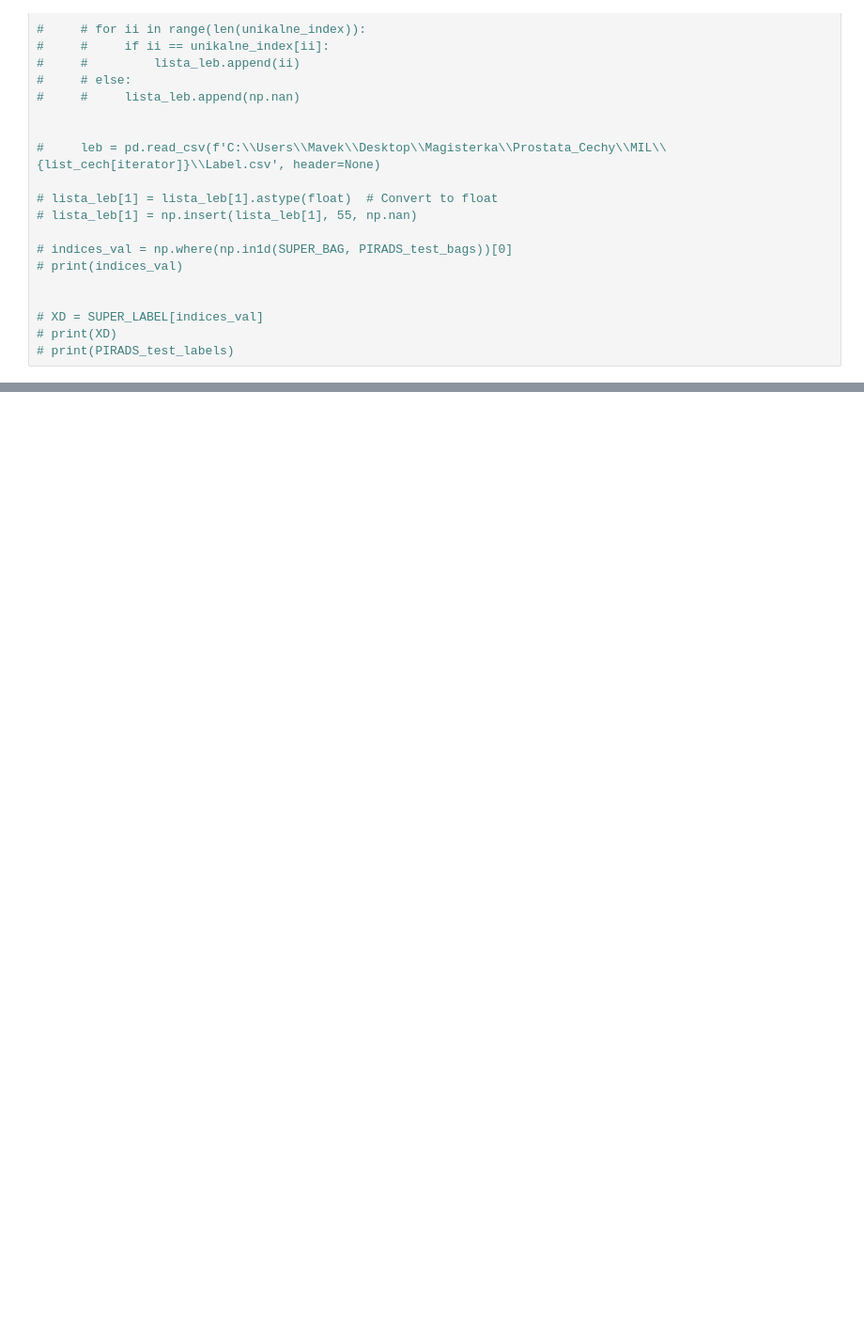
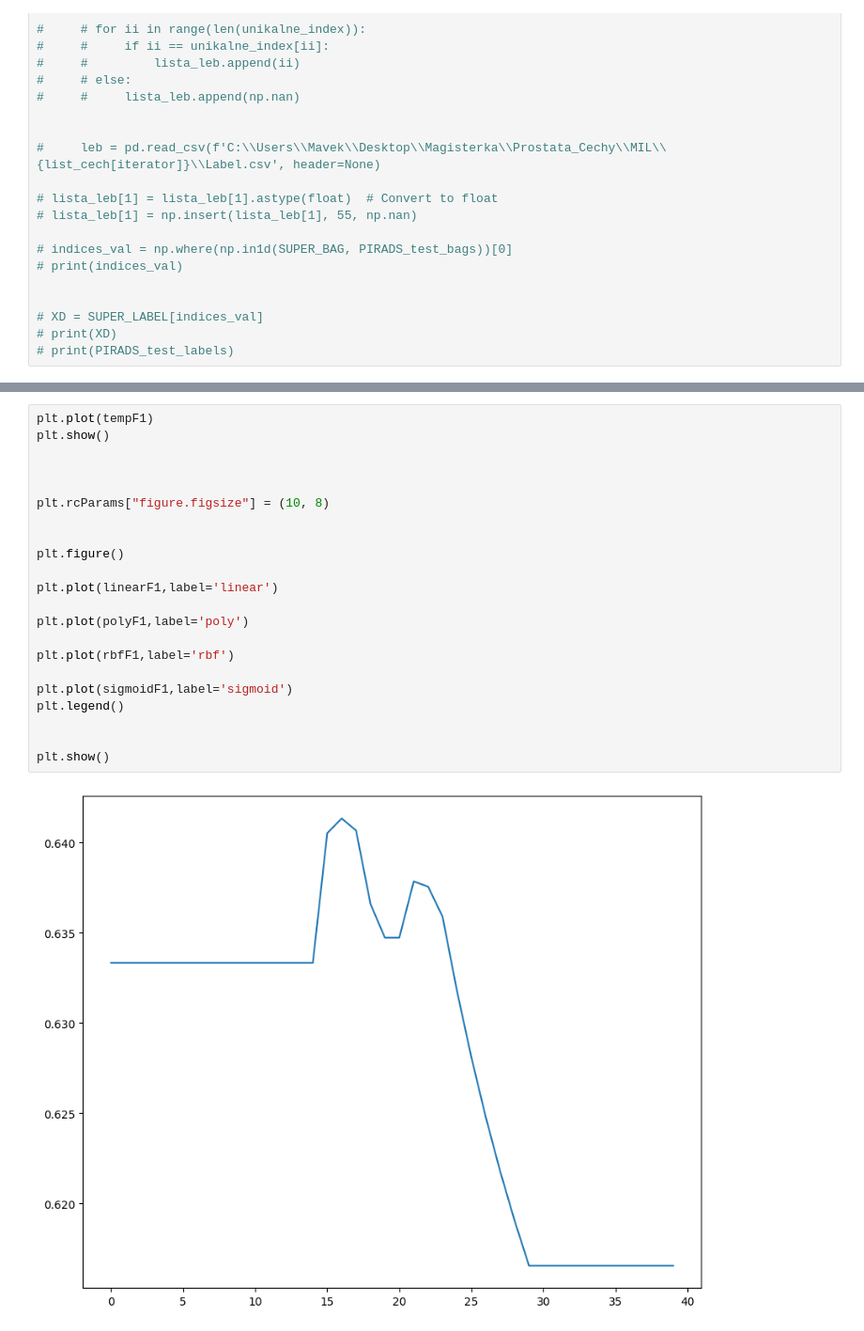
Before and after one commit to MavekGit/Feature_Classification, a Jupyter notebook: Klasyfikacja.ipynb, the cells around one changed output, grey strips where cells are left out. Shown at 94% size. Cells and saved outputs as stored; diff of their text form; blank space fills up the shorter version.

Commit message:
Charts

```diff
--- a/Klasyfikacja.ipynb
+++ b/Klasyfikacja.ipynb
@@ -245,0 +283,24 @@ print(PSA_history_F1)
+# %%
+plt.plot(tempF1)
+plt.show()
+
+
+
+plt.rcParams["figure.figsize"] = (10, 8)
+
+
+plt.figure()
+
+plt.plot(linearF1,label='linear')
+
+plt.plot(polyF1,label='poly')
+
+plt.plot(rbfF1,label='rbf')
+
+plt.plot(sigmoidF1,label='sigmoid')
+plt.legend()
+
+
+plt.show()
+# %% [output]
+[figure, added]
```
Also changed, not shown: parts of 7 cells of this notebook.
